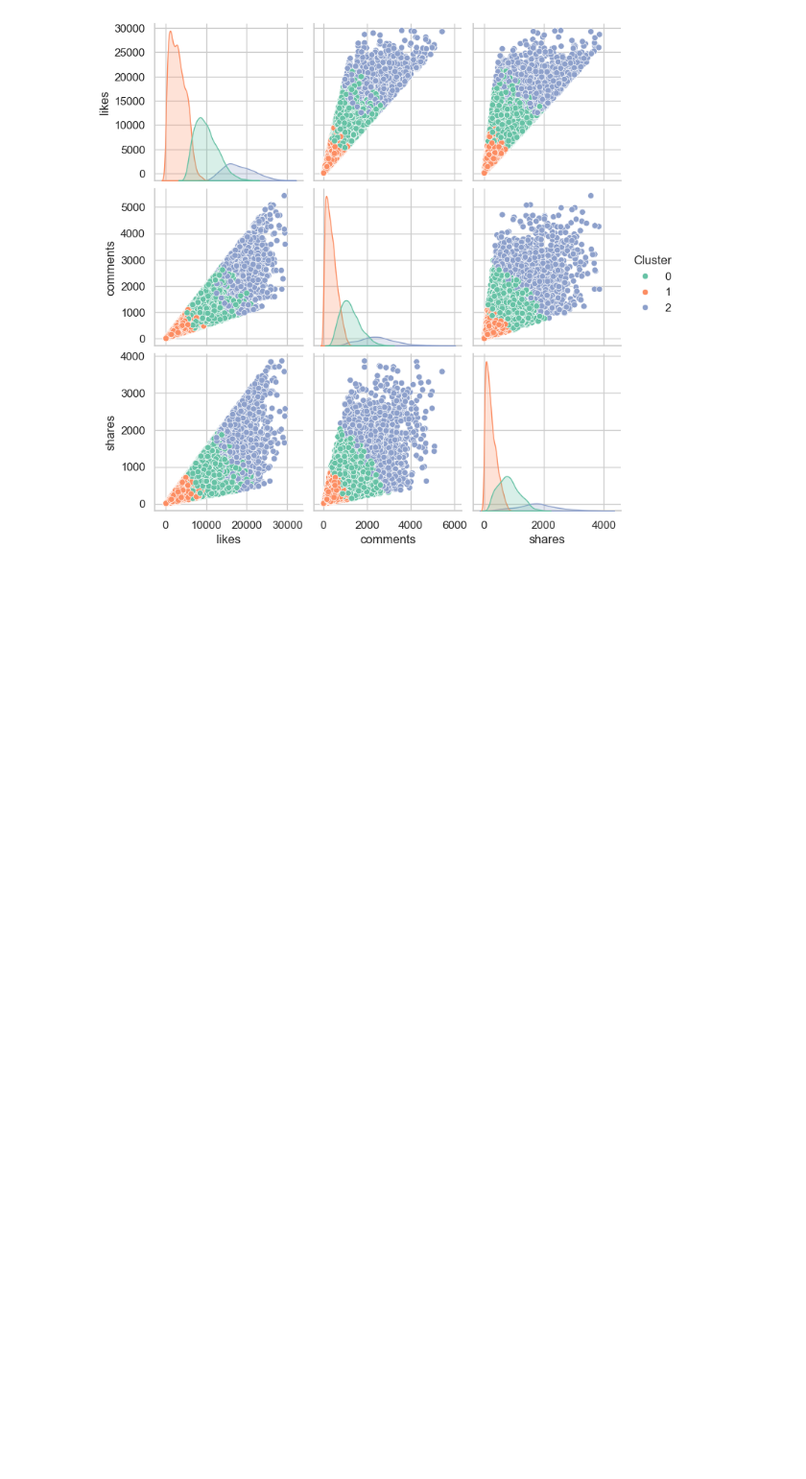
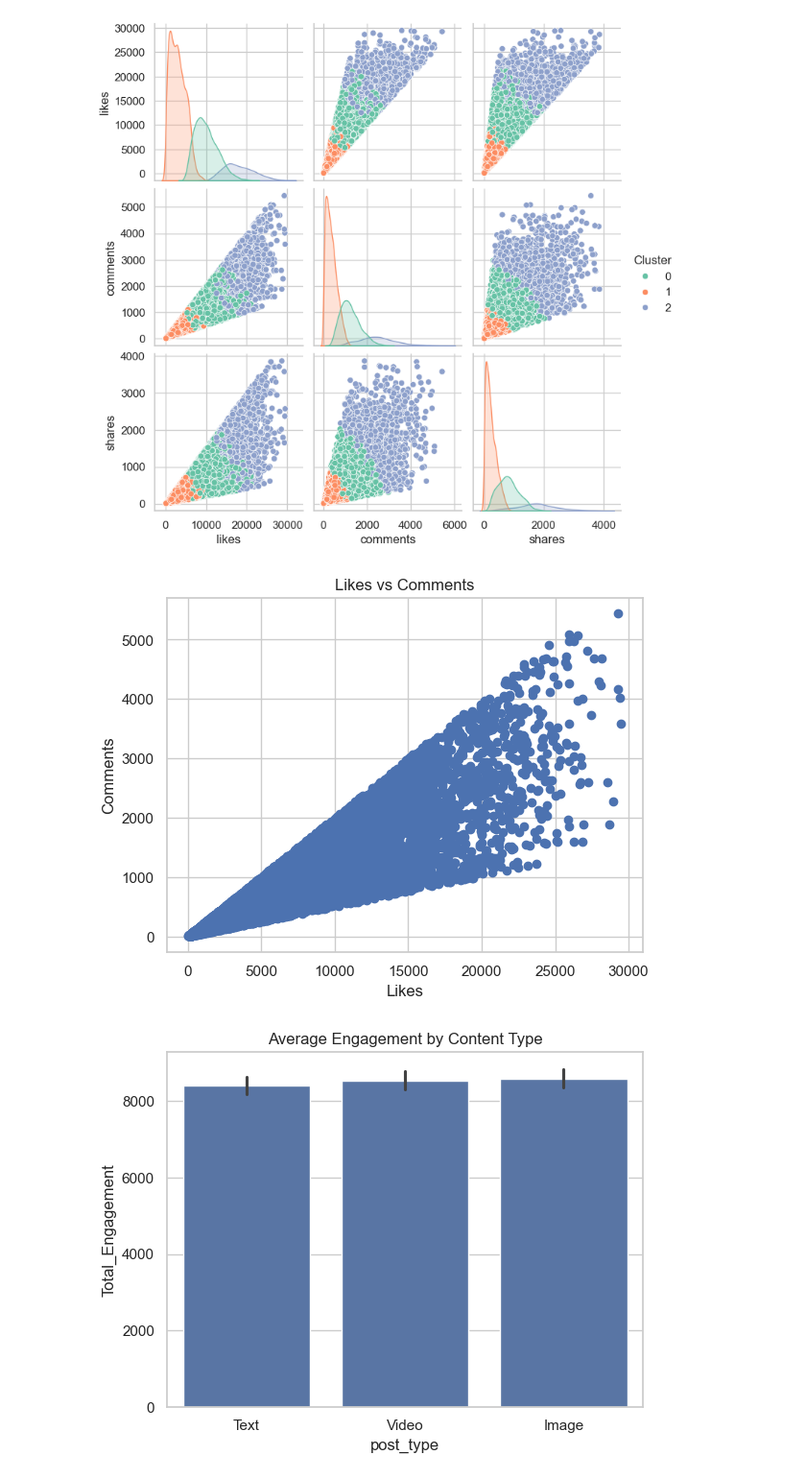
Before and after one commit to TharushiMaduhansi/21020592_Assignment_SocialMediaAnalytics, a Jupyter notebook: analysis.ipynb, the cells around one changed output. Shown at 96% size. Saved outputs shown, nothing was run; the diff lists cells and outputs as text; code cells hidden in the pictures; blank space fills up the shorter version.

Commit message:
Visualizing key findings

```diff
--- a/analysis.ipynb
+++ b/analysis.ipynb
@@ -253,3 +255,31 @@ Cluster
 1         3027.582410   356.770826   236.822488
 2        18062.777874  2469.334486  1766.597234
 [figure]
+# %%
+#visualizing key finding
+
+#scatter plot for likes vs comments using matplotlib
+plt.scatter(df["likes"], df["comments"])
+plt.title("Likes vs Comments")
+plt.xlabel("Likes")
+plt.ylabel("Comments")
+plt.show()
+
+#bar plot for average engagement by content type using seaborn
+sns.barplot(x="post_type", y="Total_Engagement", data=df)
+plt.title("Average Engagement by Content Type")
+plt.show()
+
+#box plot for engagement distribution by platform and content type using plotly
+fig = px.box(df, x="platform", y="Total_Engagement", color="post_type", title="Engagement Distribution by Platform")
+fig.show()
+
+#scatter plot for likes vs shares using bokeh
+output_notebook()
+source = ColumnDataSource(df)
+p = figure(title="Likes vs Shares", x_axis_label="likes", y_axis_label="shares")
+p.scatter("likes", "shares", source=source, size=7)
+show(p)
+# %% [output]
+[figure, added]
+[figure, added]
```
Also changed, not shown: parts of 2 cells of this notebook.
